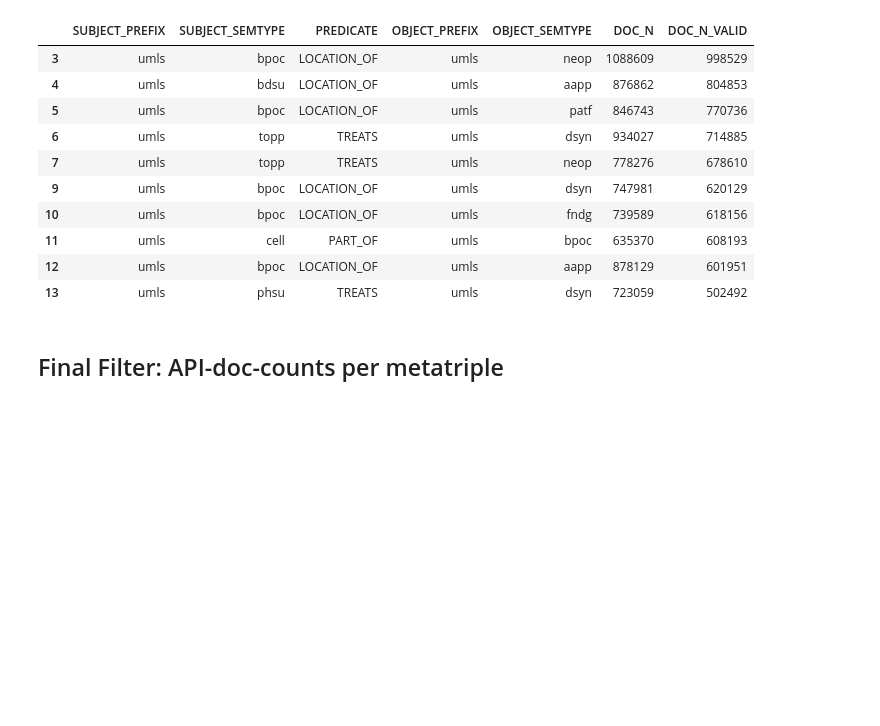
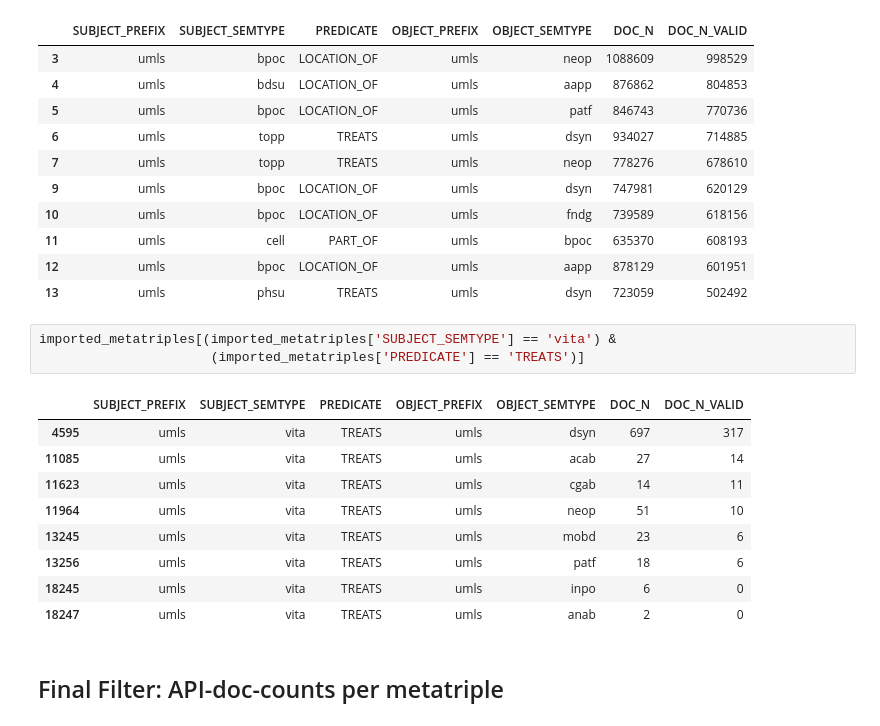
Before and after one commit to NCATS-Tangerine/translator-api-registry, a Jupyter notebook: semmeddb/AutoGen_SEMMEDDB.ipynb, the cells around one changed output. Saved outputs shown, nothing was run; the diff lists cells and outputs as text; blank space fills up the shorter version.

```diff
--- a/semmeddb/AutoGen_SEMMEDDB.ipynb
+++ b/semmeddb/AutoGen_SEMMEDDB.ipynb
@@ -1259,6 +1259,19 @@ imported_metatriples.head(10)
 | 11 | umls | cell | PART_OF | umls | bpoc | 635370 | 608193 |
 | 12 | umls | bpoc | LOCATION_OF | umls | aapp | 878129 | 601951 |
 | 13 | umls | phsu | TREATS | umls | dsyn | 723059 | 502492 |
+# %%
+imported_metatriples[(imported_metatriples['SUBJECT_SEMTYPE'] == 'vita') &
+                      (imported_metatriples['PREDICATE'] == 'TREATS')]
+# %% [output]
+|  | SUBJECT_PREFIX | SUBJECT_SEMTYPE | PREDICATE | OBJECT_PREFIX | OBJECT_SEMTYPE | DOC_N | DOC_N_VALID |
+| 4595 | umls | vita | TREATS | umls | dsyn | 697 | 317 |
+| 11085 | umls | vita | TREATS | umls | acab | 27 | 14 |
+| 11623 | umls | vita | TREATS | umls | cgab | 14 | 11 |
+| 11964 | umls | vita | TREATS | umls | neop | 51 | 10 |
+| 13245 | umls | vita | TREATS | umls | mobd | 23 | 6 |
+| 13256 | umls | vita | TREATS | umls | patf | 18 | 6 |
+| 18245 | umls | vita | TREATS | umls | inpo | 6 | 0 |
+| 18247 | umls | vita | TREATS | umls | anab | 2 | 0 |
 # %% [markdown]
 ## Final Filter: API-doc-counts per metatriple
 # %% [markdown]
```
Also changed, not shown: parts of 11 cells of this notebook, 2 other files.
